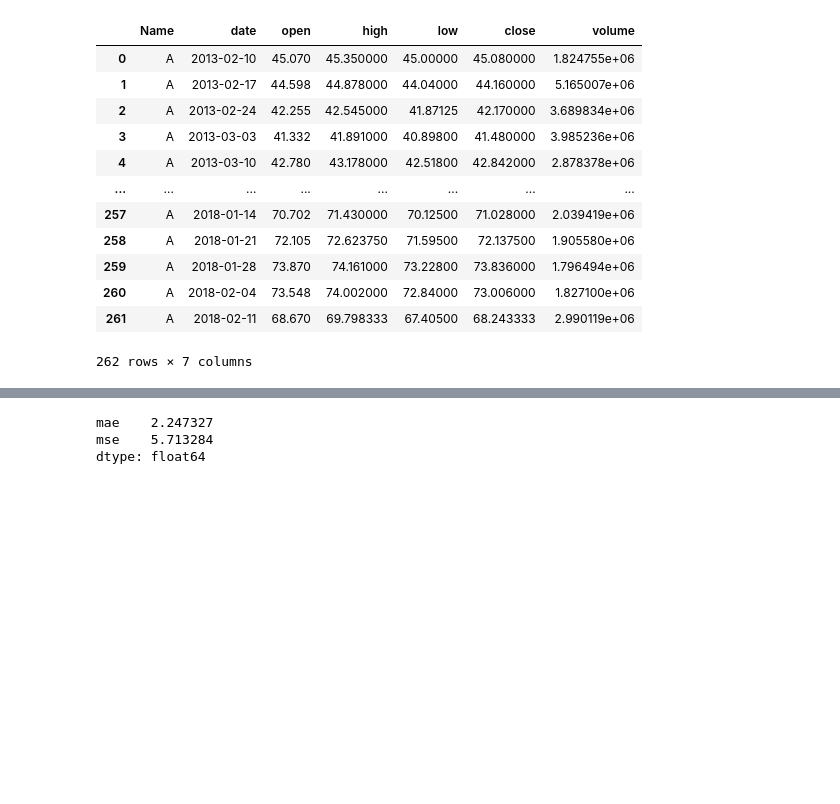
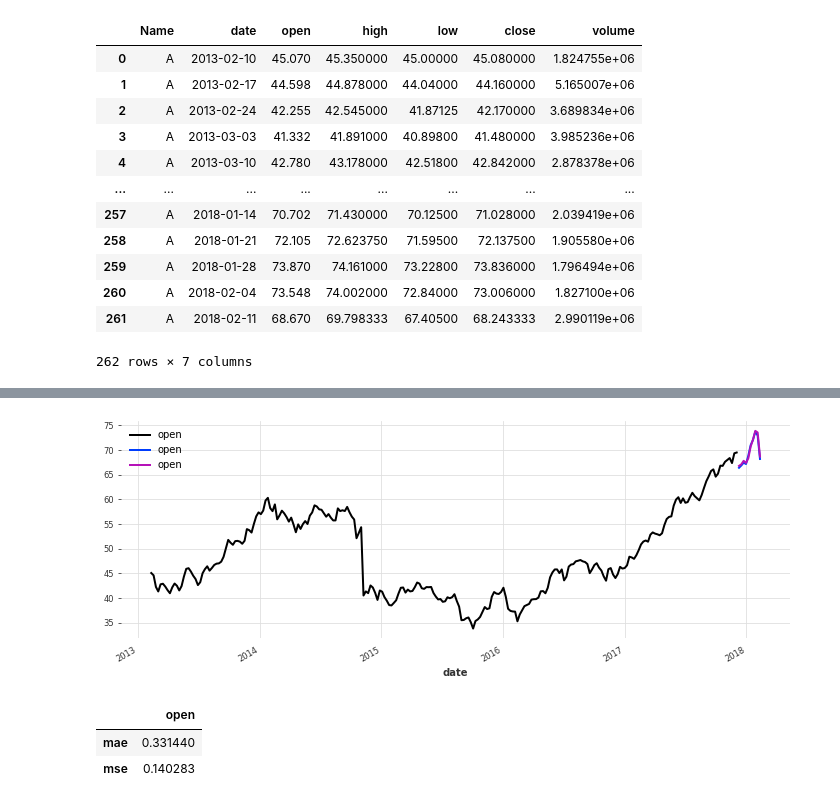
Before and after one commit to coldwhitewinters/tstools, a Jupyter notebook: notebook/tstools-playground-Copy1.ipynb, the cells around one changed output, grey strips where cells are left out. Saved outputs shown, nothing was run; the diff lists cells and outputs as text; code cells hidden in the pictures; blank space fills up the shorter version.

```diff
--- a/notebook/tstools-playground-Copy1.ipynb
+++ b/notebook/tstools-playground-Copy1.ipynb
@@ -186,8 +228,14 @@ model.plot_fcst(fcst, train=None, test=test, plot_history=True, figsize=(14, 8),
+# %%
+ts_train.plot()
+ts_fcst.plot()
+ts_test.plot()
+# %% [output]
+[figure, added]
 # %%
-model.score(test, fcst, metrics=[mae, mse])
+model.score(fcst, test, metrics=[mae, mse])
 # %% [output]
-mae    2.247327
-mse    5.713284
-dtype: float64
+|  | open |
+| mae | 0.331440 |
+| mse | 0.140283 |
 # %%
 hfcst = model.historical_forecasts(train, fh=10)
```
Also changed, not shown: parts of 32 cells of this notebook, 3 other files.
